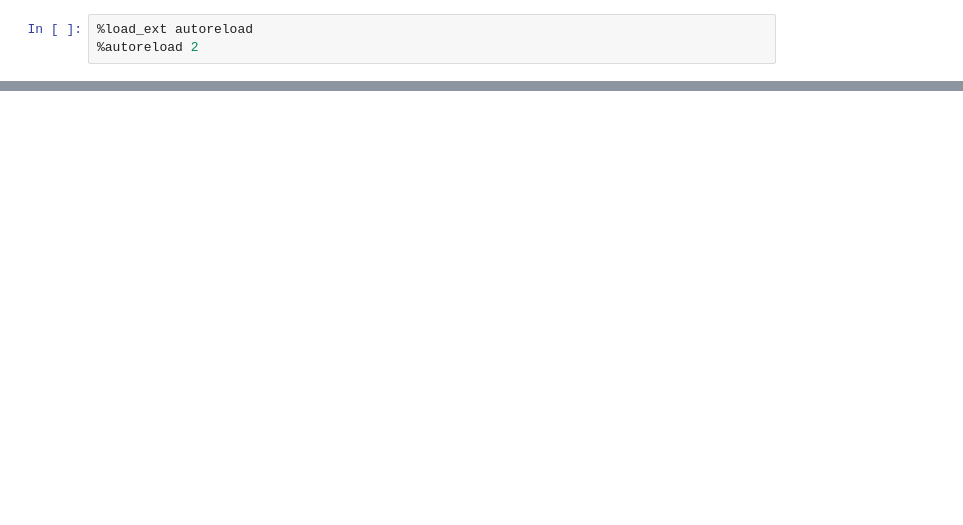
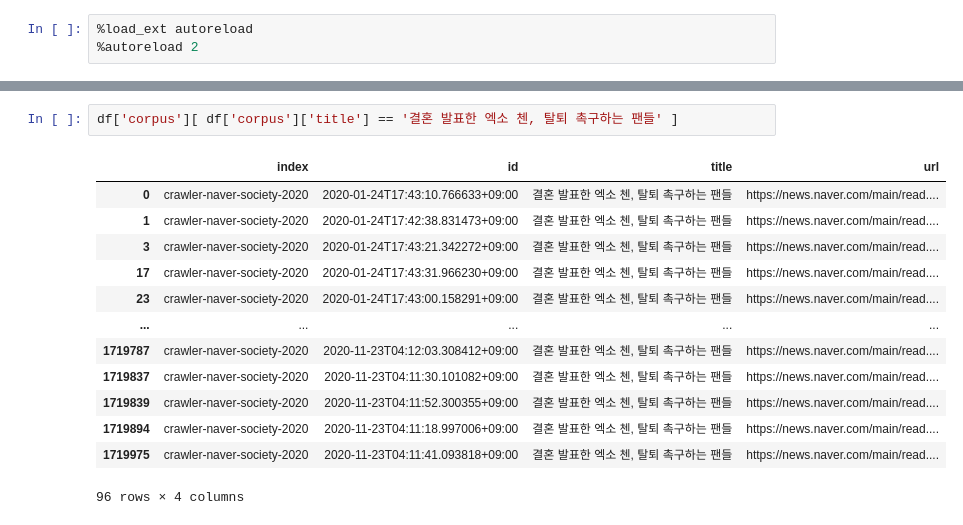
Before and after one commit to ejpark78/nlp-utils, a Jupyter notebook: notebook/corpus-size.ipynb, the cells around one changed output, grey strips where cells are left out. Saved outputs shown, nothing was run; the diff lists cells and outputs as text; blank space fills up the shorter version.

```diff
--- a/notebook/corpus-size.ipynb
+++ b/notebook/corpus-size.ipynb
@@ -129,0 +158,16 @@ etc: 4,705,820
+# %%
+df['corpus'][ df['corpus']['title'] == '결혼 발표한 엑소 첸, 탈퇴 촉구하는 팬들' ]
+# %% [output]
+|  | index | id | title | url |
+| 0 | crawler-naver-society-2020 | 2020-01-24T17:43:10.766633+09:00 | 결혼 발표한 엑소 첸, 탈퇴 촉구하는 팬들 | https://news.naver.com/main/read.... |
+| 1 | crawler-naver-society-2020 | 2020-01-24T17:42:38.831473+09:00 | 결혼 발표한 엑소 첸, 탈퇴 촉구하는 팬들 | https://news.naver.com/main/read.... |
+| 3 | crawler-naver-society-2020 | 2020-01-24T17:43:21.342272+09:00 | 결혼 발표한 엑소 첸, 탈퇴 촉구하는 팬들 | https://news.naver.com/main/read.... |
+| 17 | crawler-naver-society-2020 | 2020-01-24T17:43:31.966230+09:00 | 결혼 발표한 엑소 첸, 탈퇴 촉구하는 팬들 | https://news.naver.com/main/read.... |
+| 23 | crawler-naver-society-2020 | 2020-01-24T17:43:00.158291+09:00 | 결혼 발표한 엑소 첸, 탈퇴 촉구하는 팬들 | https://news.naver.com/main/read.... |
+| ... | ... | ... | ... | ... |
+| 1719787 | crawler-naver-society-2020 | 2020-11-23T04:12:03.308412+09:00 | 결혼 발표한 엑소 첸, 탈퇴 촉구하는 팬들 | https://news.naver.com/main/read.... |
+| 1719837 | crawler-naver-society-2020 | 2020-11-23T04:11:30.101082+09:00 | 결혼 발표한 엑소 첸, 탈퇴 촉구하는 팬들 | https://news.naver.com/main/read.... |
+| 1719839 | crawler-naver-society-2020 | 2020-11-23T04:11:52.300355+09:00 | 결혼 발표한 엑소 첸, 탈퇴 촉구하는 팬들 | https://news.naver.com/main/read.... |
+| 1719894 | crawler-naver-society-2020 | 2020-11-23T04:11:18.997006+09:00 | 결혼 발표한 엑소 첸, 탈퇴 촉구하는 팬들 | https://news.naver.com/main/read.... |
+| 1719975 | crawler-naver-society-2020 | 2020-11-23T04:11:41.093818+09:00 | 결혼 발표한 엑소 첸, 탈퇴 촉구하는 팬들 | https://news.naver.com/main/read.... |
+96 rows × 4 columns
```
Also changed, not shown: parts of 25 cells of this notebook, 9 other files.
